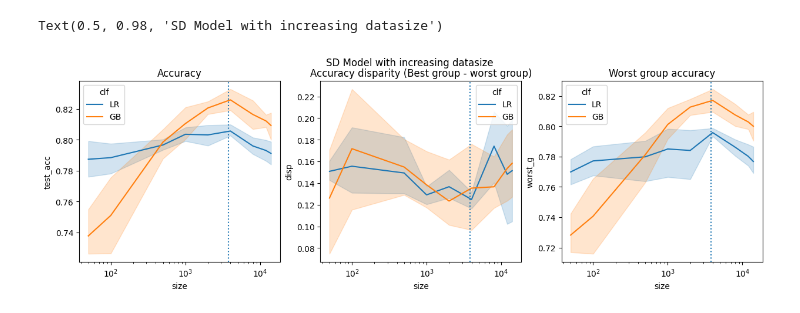
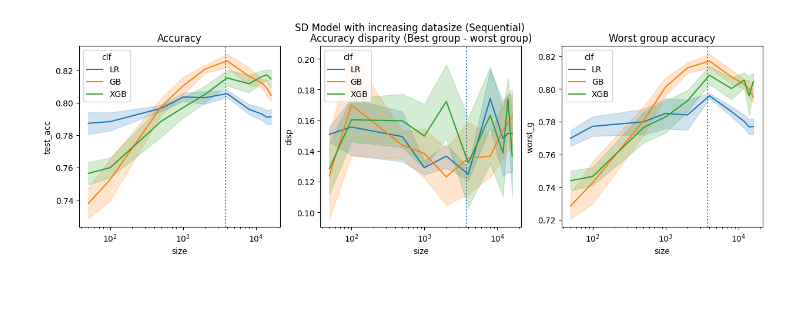
Before and after one commit to the-chen-lab/data-addition-dilemma, a Jupyter notebook: folktables-income-sandbox.ipynb, the cells around one changed output. Cells and saved outputs as stored; diff of their text form; code cells hidden in the pictures.

Commit message:
adding mixture setting

```diff
--- a/folktables-income-sandbox.ipynb
+++ b/folktables-income-sandbox.ipynb
@@ -46,7 +57,11 @@ for clf in clf_dict:
                     data_dict[state][year]['y'],
                     data_dict[state][year]['g'], test_size=0.2, random_state=i)
 
-        model = make_pipeline(StandardScaler(), clf_dict[clf]())
+        if clf == 'XBG':
+            model = make_pipeline(StandardScaler(),
+                                  clf_dict[clf](objective="binary:logistic"))
+        else:
+            model = make_pipeline(StandardScaler(), clf_dict[clf]())
 
         model.fit(X_train, y_train)
 
@@ -121,7 +122,11 @@ for clf in clf_dict:
                     data_dict[ref_state][year]['y'],
                     data_dict[ref_state][year]['g'], test_size=0.2, random_state=i)
 
-        model = make_pipeline(StandardScaler(), clf_dict[clf]())
+        if clf == 'XBG':
+            model = make_pipeline(StandardScaler(),
+                                  clf_dict[clf](objective="binary:logistic"))
+        else:
+            model = make_pipeline(StandardScaler(), clf_dict[clf]())
 
         model.fit(X_train, y_train)
 
@@ -192,7 +197,11 @@ for clf in clf_dict.keys():
 
             X_train = X_train[incl]
             y_train = y_train[incl]
-            model = make_pipeline(StandardScaler(), clf_dict[clf]())
+            if clf == 'XBG':
+                model = make_pipeline(StandardScaler(),
+                                      clf_dict[clf](objective="binary:logistic"))
+            else:
+                model = make_pipeline(StandardScaler(), clf_dict[clf]())
 
             model.fit(X_train, y_train)
 
@@ -244,7 +258,8 @@ Text(0.5, 0.98, 'SD Model with increasing datasize')
 results = []
 state='SD'
 year='2014'
-size_arr = [50, 100, 500, 1000, 2000, 4000, 8000, 12000, 14000]
+mixture = False
+size_arr = [50, 100, 500, 1000, 2000, 4000, 8000, 12000, 14000, 16000]
 for run in range(5):
     X_train, X_test, y_train, y_test, group_train, group_test = train_test_split(
         data_dict[state][year]['x'],
@@ -258,10 +273,20 @@ for run in range(5):
     g_joint = np.concatenate((group_train,
                             data_dict['CA'][year]['g']))
 
+    if mixture:
+        p = np.random.permutation(len(X_joint))
+        X_joint = X_joint[p]
+        y_joint = y_joint[p]
+        g_joint = g_joint[p]
+
     for clf in clf_dict.keys():
 
         for size in size_arr:
-            model = make_pipeline(StandardScaler(), clf_dict[clf]())
+            if clf == 'XBG':
+                model = make_pipeline(StandardScaler(),
+                                      clf_dict[clf](objective="binary:logistic"))
+            else:
+                model = make_pipeline(StandardScaler(), clf_dict[clf]())
 
             model.fit(X_joint[:size], y_joint[:size])
 
@@ -286,24 +311,26 @@ for run in range(5):
 # %%
 results_df = pd.DataFrame(results)
 fig, axes = plt.subplots(1, 3, figsize=(15, 4))
-sns.lineplot(data=results_df, x='size', y='test_acc', hue='clf', ax=axes[0])
+sns.lineplot(data=results_df, x='size', y='test_acc', hue='clf', errorbar='se', ax=axes[0])
 axes[0].axvline(x=len(X_train), linestyle=':')
 axes[0].set_xscale('log')
 axes[0].set_title("Accuracy")
 
-sns.lineplot(data=results_df, x='size', y='disp', hue='clf', ax=axes[1])
+sns.lineplot(data=results_df, x='size', y='disp', hue='clf', errorbar='se', ax=axes[1])
 axes[1].set_title("Accuracy disparity (Best group - worst group)")
 axes[1].axvline(x=len(X_train), linestyle=':')
 axes[1].set_xscale('log')
 
-sns.lineplot(data=results_df, x='size', y='worst_g', hue='clf', ax=axes[2])
+sns.lineplot(data=results_df, x='size', y='worst_g', hue='clf', errorbar='se', ax=axes[2])
 axes[2].set_title("Worst group accuracy")
 axes[2].axvline(x=len(X_train), linestyle=':')
 axes[2].set_xscale('log')
-plt.suptitle(f"{state} Model with increasing datasize")
+if mixture:
+    plt.suptitle(f"{state} Model with increasing datasize (Mixture)")
+else:
+    plt.suptitle(f"{state} Model with increasing datasize (Sequential)")
 # %% [output]
-Text(0.5, 0.98, 'SD Model with increasing datasize')
-[figure, old version]
+[figure, new version]
 # %%
 results = []
 state='SD'
```
Also changed, not shown: parts of 20 cells of this notebook.
